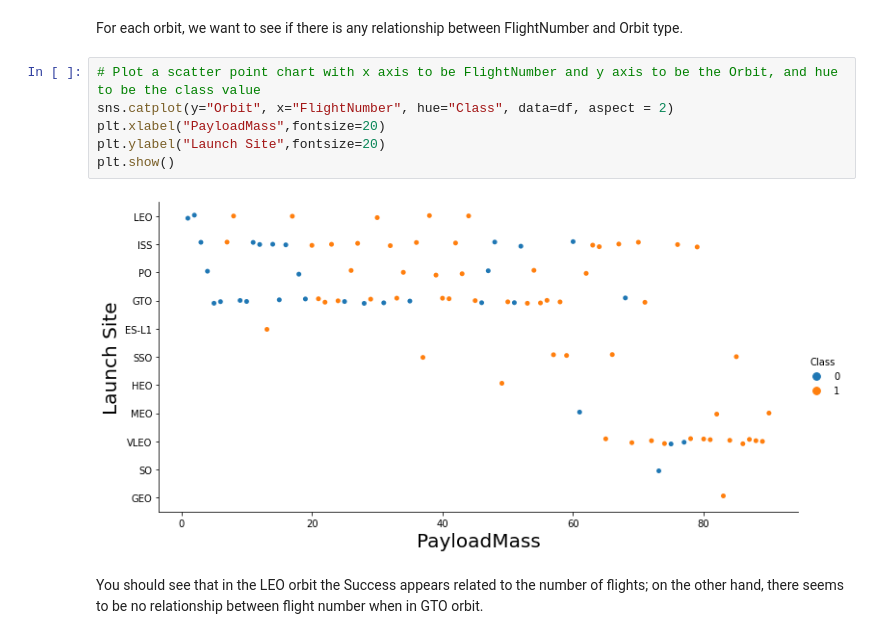
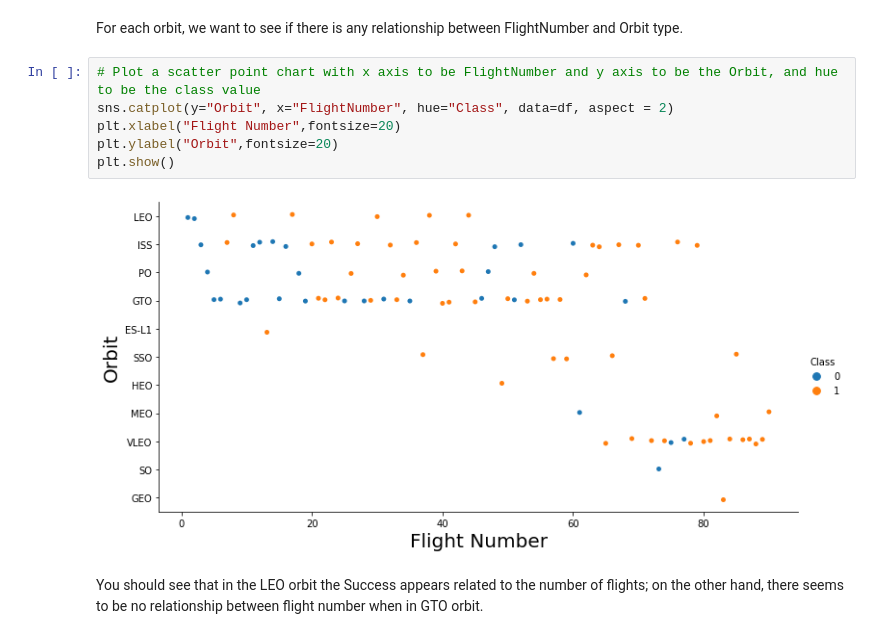
Before and after one commit to mt20019/capstone, a Jupyter notebook: EDA DataVisualization.ipynb, the cells around one changed output. Saved outputs shown, nothing was run; the diff lists cells and outputs as text.

```diff
--- a/EDA DataVisualization.ipynb
+++ b/EDA DataVisualization.ipynb
@@ -133,11 +133,11 @@ For each orbit, we want to see if there is any relationship between FlightNumber
 # %%
 # Plot a scatter point chart with x axis to be FlightNumber and y axis to be the Orbit, and hue to be the class value
 sns.catplot(y="Orbit", x="FlightNumber", hue="Class", data=df, aspect = 2)
-plt.xlabel("PayloadMass",fontsize=20)
-plt.ylabel("Launch Site",fontsize=20)
+plt.xlabel("Flight Number",fontsize=20)
+plt.ylabel("Orbit",fontsize=20)
 plt.show()
 # %% [output]
-[figure, old version]
+[figure, new version]
 # %% [markdown]
 You should see that in the LEO orbit the Success appears related to the number of flights; on the other hand, there seems to be no relationship between flight number when in GTO orbit.
 # %% [markdown]
```
Also changed, not shown: parts of 3 cells of this notebook.
